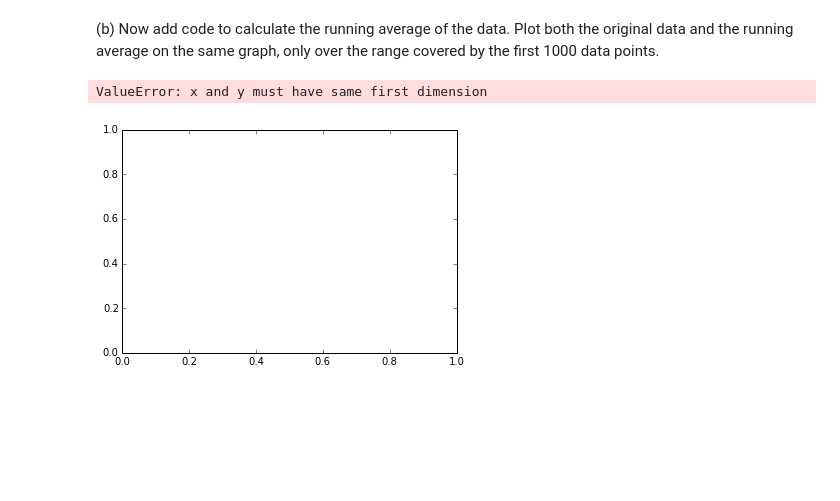
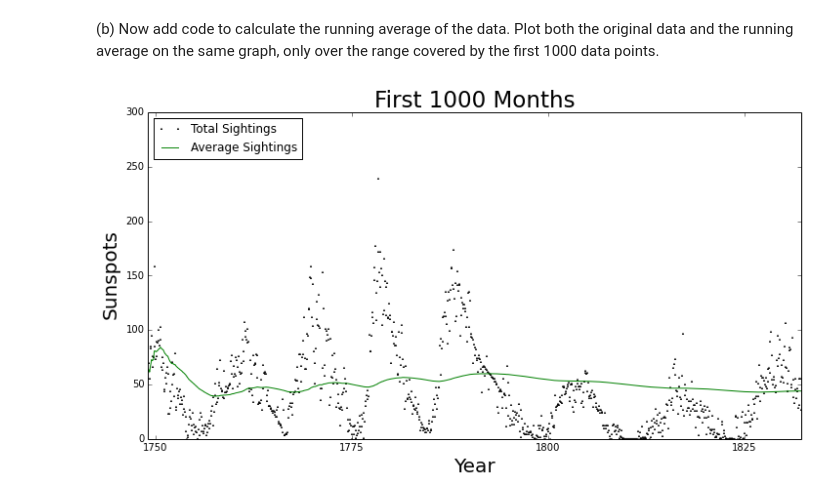
Before and after one commit to abardess/PHYS202-S14, a Jupyter notebook: Graphics/GraphicsExercises.ipynb, the cells around one changed output. Cells and saved outputs as stored; diff of their text form; code cells hidden in the pictures; blank space fills up the shorter version.

```diff
--- a/Graphics/GraphicsExercises.ipynb
+++ b/Graphics/GraphicsExercises.ipynb
@@ -56,8 +57,36 @@ plt.show()
 # %% [markdown]
 (b) Now add code to calculate the running average of the data. Plot both the original data and the running average on the same graph, only over the range covered by the first 1000 data points.
-# %%
-def running_average(data):
-    for numbers in data:
-# %% [output]
-ValueError: x and y must have same first dimension
-[figure, removed]
+# %%
+def running_average(data):
+    average = []
+    total = 0
+    count = 0
+    for numbers in data:
+        total = total + numbers
+        count = count + 1
+        average.append(total / count)
+    return average
+
+z = running_average(y)
+
+
+x, y = loadtxt('//Users/anthonybardessono/Desktop/sunspots.txt', unpack = True)
+plt.figure(figsize = (12, 6), dpi = 180)
+plt.xlim(0, 1000)
+plt.ylim(0, 300)
+
+plt.xticks([12, 312, 612, 912],
+           [r'1750', r'1775', r'1800', r'1825'])
+
+plt.xlabel("Year", fontsize = 20)
+plt.ylabel("Sunspots", fontsize = 20)
+
+
+plt.plot(x[:1000], y[:1000], '^', markersize = 1.5, label = "Total Sightings", color = (0, 0, 0))
+plt.plot(z[:1000], label = "Average Sightings", color = 'g')
+plt.legend(loc = "upper left")
+plt.title("First 1000 Months", fontsize = 23)
+
+plt.show()
+# %% [output]
+[figure, added]
```
Also changed, not shown: parts of 14 cells of this notebook, 2 other files.
